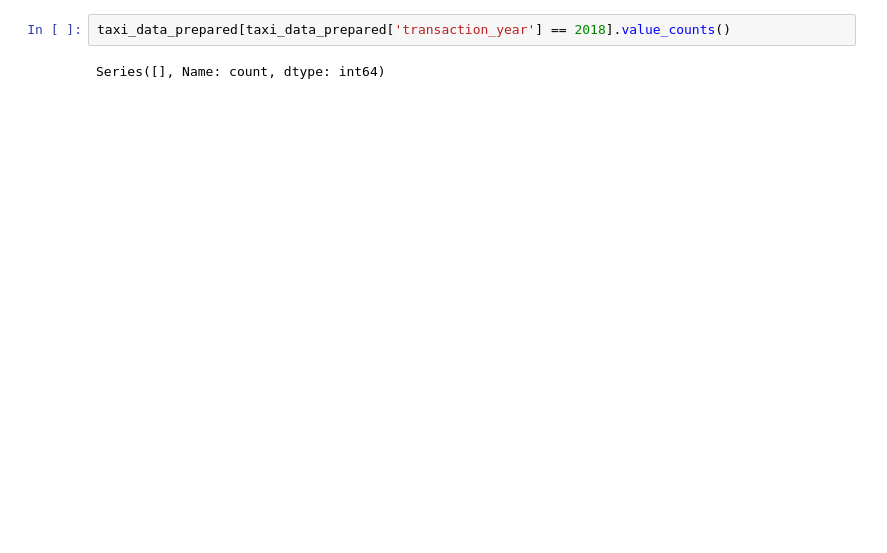
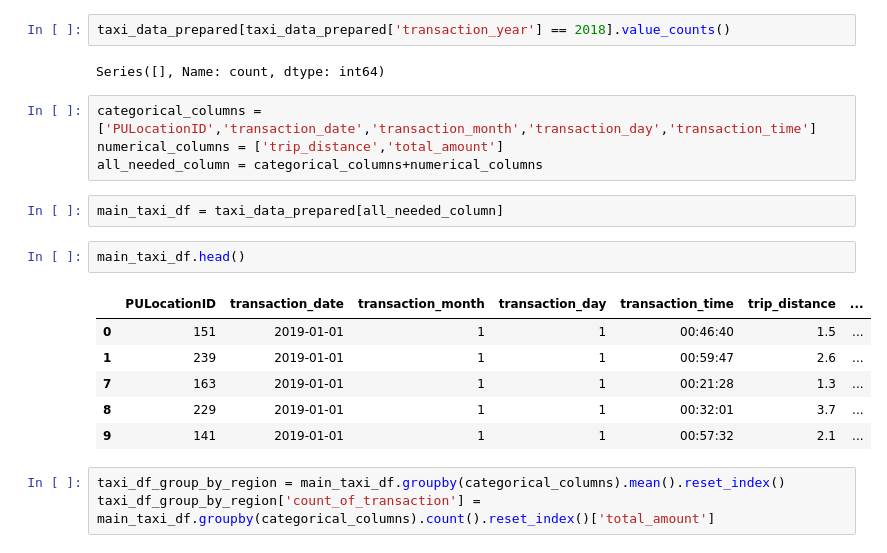
Before and after one commit to Laba-hub/New-York-Taxi-Analysis, a Jupyter notebook: Presentable notebook.ipynb, the cells around one changed output. Saved outputs shown, nothing was run; the diff lists cells and outputs as text; blank space fills up the shorter version.

```diff
--- a/Presentable notebook.ipynb
+++ b/Presentable notebook.ipynb
@@ -313,3 +314,21 @@ taxi_data_prepared.head()
 taxi_data_prepared[taxi_data_prepared['transaction_year'] == 2018].value_counts()
 # %% [output]
 Series([], Name: count, dtype: int64)
+# %%
+categorical_columns = ['PULocationID','transaction_date','transaction_month','transaction_day','transaction_time']
+numerical_columns = ['trip_distance','total_amount']
+all_needed_column = categorical_columns+numerical_columns
+# %%
+main_taxi_df = taxi_data_prepared[all_needed_column]
+# %%
+main_taxi_df.head()
+# %% [output]
+|  | PULocationID | transaction_date | transaction_month | transaction_day | transaction_time | trip_distance | ... |
+| 0 | 151 | 2019-01-01 | 1 | 1 | 00:46:40 | 1.5 | ... |
+| 1 | 239 | 2019-01-01 | 1 | 1 | 00:59:47 | 2.6 | ... |
+| 7 | 163 | 2019-01-01 | 1 | 1 | 00:21:28 | 1.3 | ... |
+| 8 | 229 | 2019-01-01 | 1 | 1 | 00:32:01 | 3.7 | ... |
+| 9 | 141 | 2019-01-01 | 1 | 1 | 00:57:32 | 2.1 | ... |
+# %%
+taxi_df_group_by_region = main_taxi_df.groupby(categorical_columns).mean().reset_index()
+taxi_df_group_by_region['count_of_transaction'] =  main_taxi_df.groupby(categorical_columns).count().reset_index()['total_amount']
```
Also changed, not shown: parts of 5 cells of this notebook.
